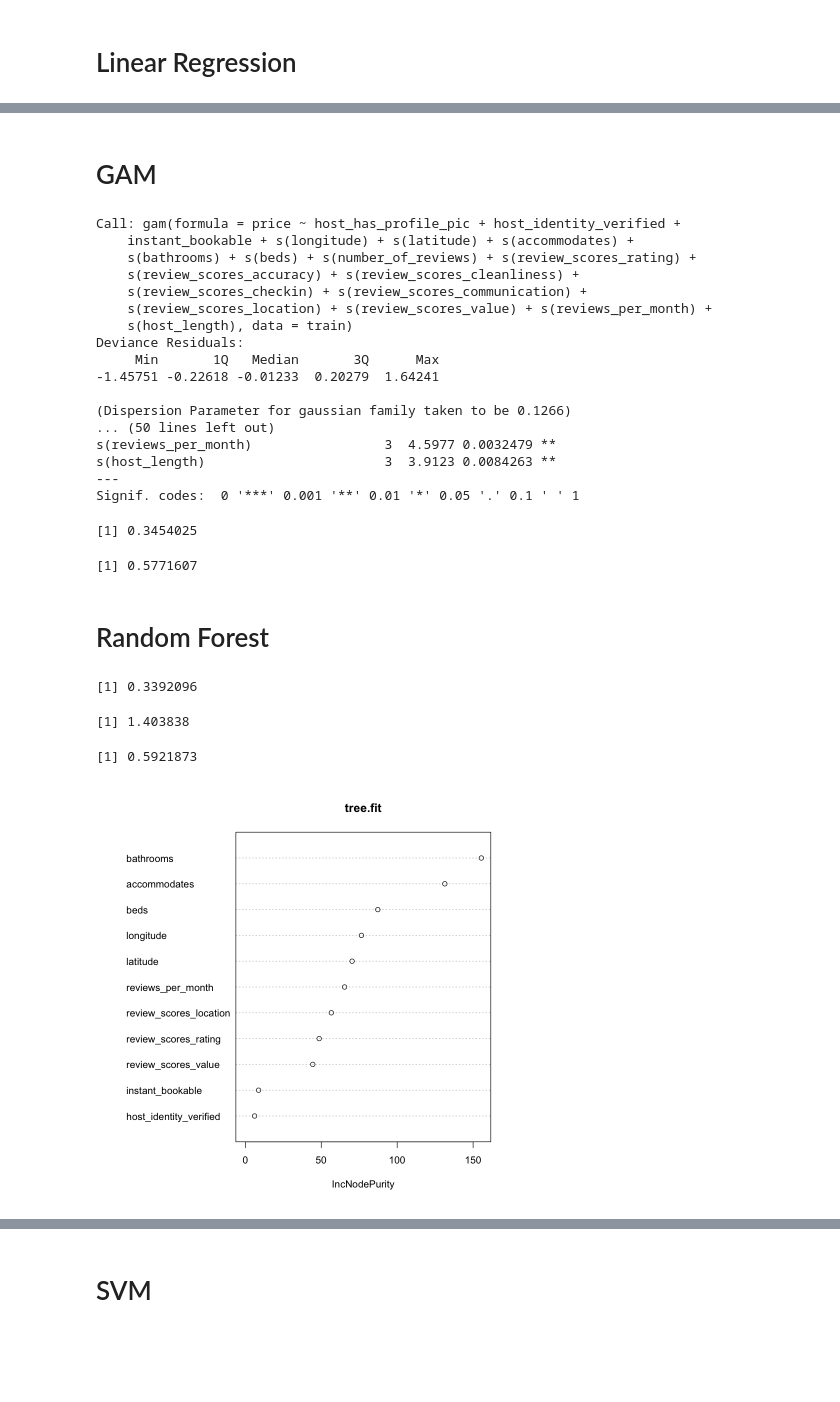
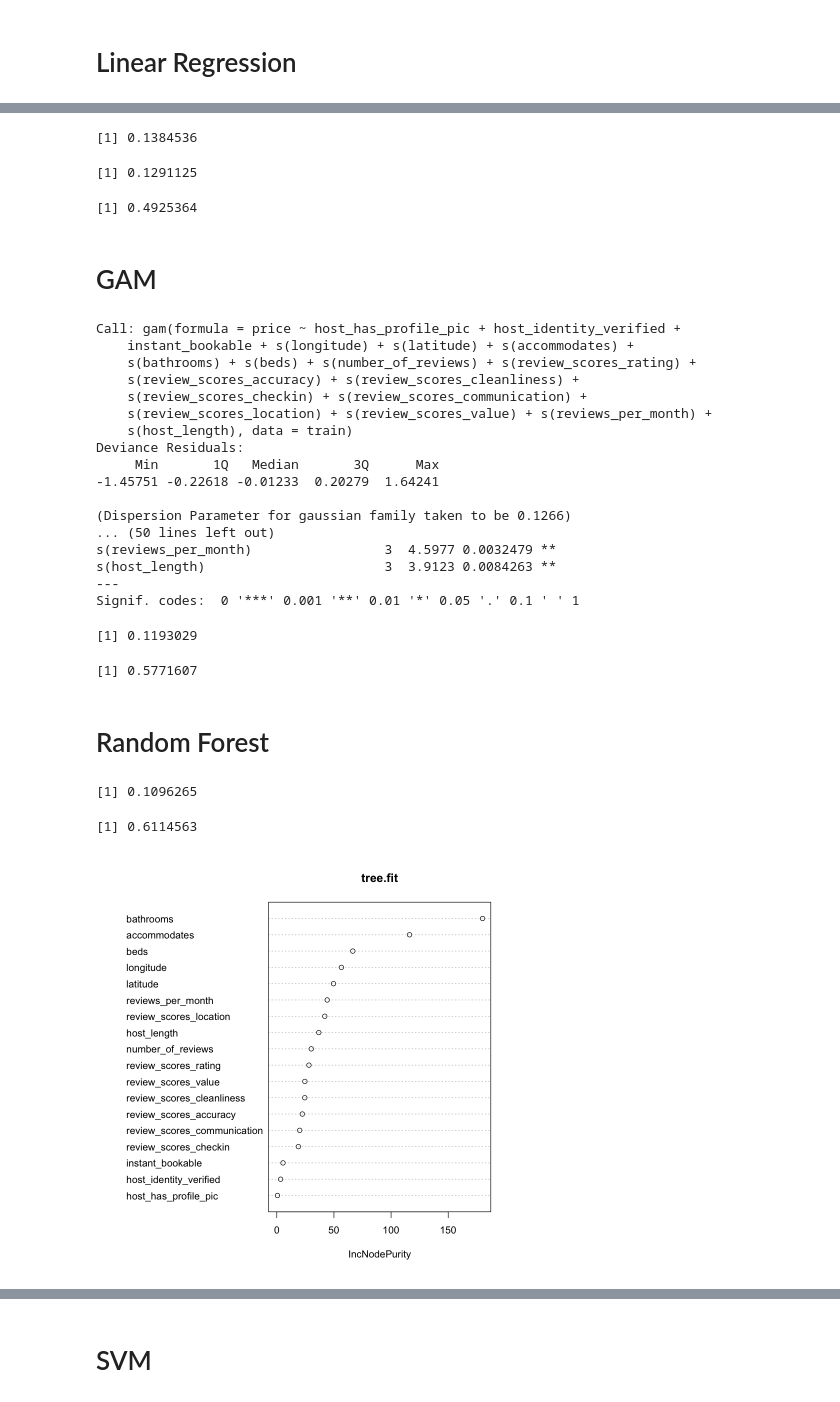
Before and after one commit to anly512/5300_project-group-25, a Jupyter notebook: model_comparison.ipynb, the cells around one changed output, grey strips where cells are left out. Saved outputs shown, nothing was run; the diff lists cells and outputs as text; code cells hidden in the pictures; blank space fills up the shorter version.

```diff
--- a/model_comparison.ipynb
+++ b/model_comparison.ipynb
@@ -153,10 +280,21 @@ sqrt(mean((test$price - pred)**2))
+# %%
+train_pred = predict(lin.fit4, train)
+pred = predict(lin.fit4, test)
+mean((train$price - train_pred)**2)
+mean((test$price - pred)**2)
+summary(lin.fit4)$r.squared
+# %% [output]
+[1] 0.1384536
+[1] 0.1291125
+[1] 0.4925364
 # %% [markdown]
 # GAM
 # %%
+# Gam with smoothing terms
 gam.fit = gam(price ~ host_has_profile_pic + host_identity_verified + instant_bookable + s(longitude) + s(latitude) + s(accommodates) + s(bathrooms) + s(beds) + s(number_of_reviews) + s(review_scores_rating) + s(review_scores_accuracy) + s(review_scores_cleanliness) + s(review_scores_checkin) + s(review_scores_communication) + s(review_scores_location) + s(review_scores_value) + s(reviews_per_month) + s(host_length), data = train)
 summary(gam.fit)
 pred = predict(gam.fit, test)
-sqrt(mean((test$price - pred)**2))
+mean((test$price - pred)**2)
 
 r2 = 1 - (sum((test$price - pred)^2) / sum((test$price - mean(test$price))^2))
 r2
@@ -178,24 +316,24 @@ s(reviews_per_month)                 3  4.5977 0.0032479 **
 s(host_length)                       3  3.9123 0.0084263 **
 ---
 Signif. codes:  0 '***' 0.001 '**' 0.01 '*' 0.05 '.' 0.1 ' ' 1
-[1] 0.3454025
+[1] 0.1193029
 [1] 0.5771607
 # %% [markdown]
 # Random Forest
 # %%
-tree.fit = randomForest(price ~ longitude+latitude+accommodates+bathrooms+beds+review_scores_rating+review_scores_location+review_scores_value+instant_bookable+reviews_per_month+host_identity_verified, data = train)
+# Random Forest
+tree.fit = randomForest(price ~ ., data = train)
 # summary(tree.fit)
 varImpPlot(tree.fit)
 pred = predict(tree.fit, test)
-sqrt(mean((test$price - pred)**2))
+mean((test$price - pred)**2)
 
 r2 = 1 - (sum((test$price - pred)^2) / sum((test$price - mean(test$price))^2))
 r2
 # %% [output]
-[1] 0.3392096
+[1] 0.1096265
-[1] 1.403838
+[1] 0.6114563
-[1] 0.5921873
-[figure, old version]
+[figure, new version]
 # %%
 parity_data = data.frame(Observed = test$price, Predicted = pred)
 
```
Also changed, not shown: parts of 24 cells of this notebook, 6 other files.
